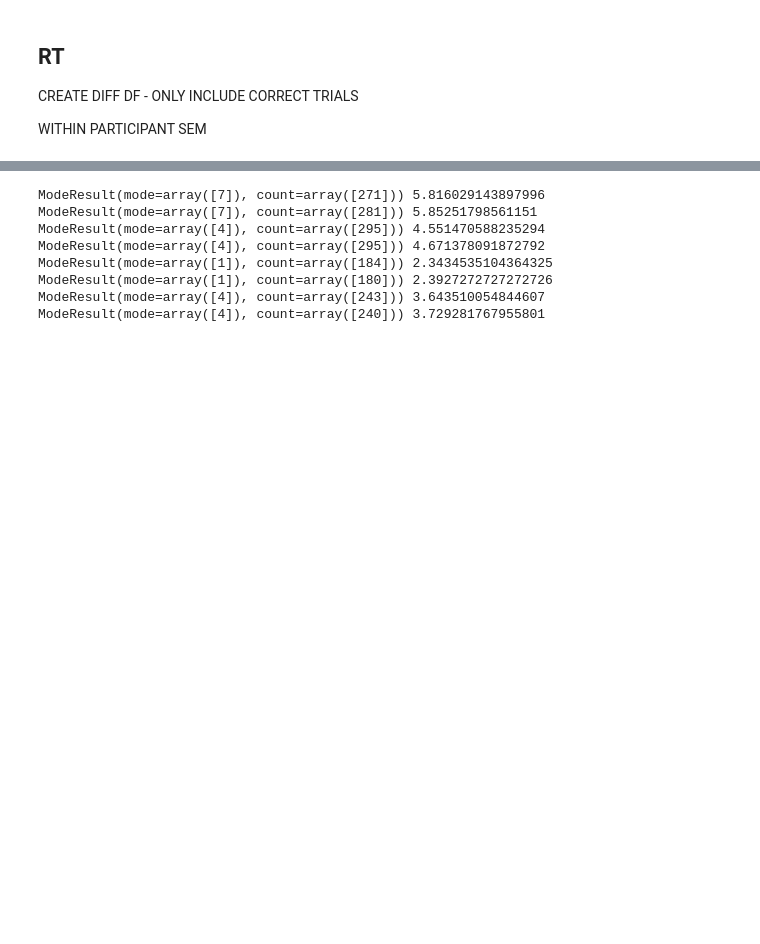
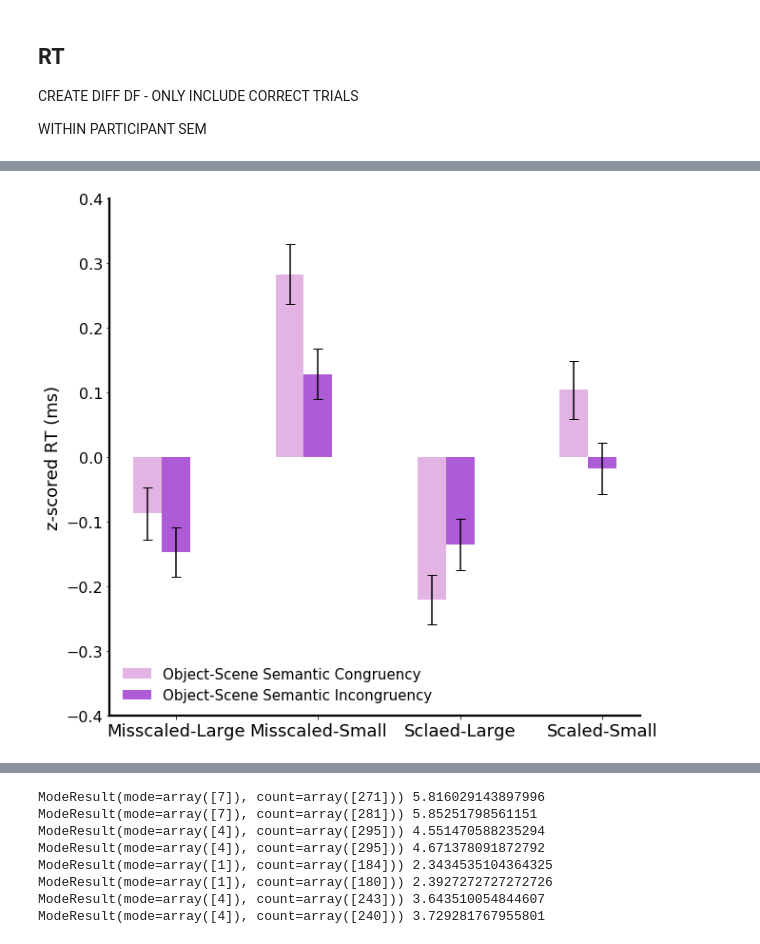
Before and after one commit to prachimahab/object_scene_scaling, a Jupyter notebook: analysis_e5v2.ipynb, the cells around one changed output, grey strips where cells are left out. Saved outputs shown, nothing was run; the diff lists cells and outputs as text; code cells hidden in the pictures; blank space fills up the shorter version.

```diff
--- a/analysis_e5v2.ipynb
+++ b/analysis_e5v2.ipynb
@@ -635,0 +795,37 @@ plt.show()
+# %%
+fig, ax = plt.subplots(figsize=[10,10])
+ax.spines['right'].set_visible(False)
+ax.spines['top'].set_visible(False)
+for axis in ['bottom','left']:
+    ax.spines[axis].set_linewidth(2.3)
+
+x = np.arange(4)
+
+RT_objSemCong =   [misscaled_zo_objSemCong_RT, misscaled_zi_objSemCong_RT, scaled_zo_objSemCong_RT, scaled_zi_objSemCong_RT]
+# RT_objSemCong_sem = [0.054887166,  0.059011359, 0.056598741,  0.053137745]
+RT_objSemCong_sem = [misscaled_zo_objSemCong_RT_sem, misscaled_zi_objSemCong_RT_sem, scaled_zo_objSemCong_RT_sem, scaled_zi_objSemCong_RT_sem]
+
+
+RT_objSemIncong = [misscaled_zo_objSemIncong_RT, misscaled_zi_objSemIncong_RT, scaled_zo_objSemIncong_RT, scaled_zi_objSemIncong_RT]
+# RT_objSemIncong_sem = [0.054683928, 0.052511237, 0.061406205,  0.071207949]
+RT_objSemIncong_sem = [misscaled_zo_objSemIncong_RT_sem,  misscaled_zi_objSemIncong_RT_sem, scaled_zo_objSemIncong_RT_sem, scaled_zi_objSemIncong_RT_sem]
+
+
+
+
+
+width = 0.2
+
+# plot data in grouped manner of bar type
+plt.bar(x-0.2, RT_objSemCong, width, color='plum', label='Object-Scene Semantic Congruency', yerr=RT_objSemCong_sem, capsize=5, alpha=0.8)
+plt.bar(x, RT_objSemIncong, width, color='darkorchid', label='Object-Scene Semantic Incongruency', yerr=RT_objSemIncong_sem, capsize=5, alpha=0.8)
+plt.xticks(x, ['Misscaled-Large', 'Misscaled-Small', 'Sclaed-Large',  'Scaled-Small'], fontsize='18')
+plt.ylim(-0.4, 0.3)
+plt.yticks(np.arange(-0.4,0.5, .1),fontsize=16)
+plt.ylabel("z-scored RT (ms)", fontsize=18)
+plt.legend(loc=3, fontsize=15, frameon=False)
+# plt.figtext(0.99, 0.01, 'footnote text', horizontalalignment='center')
+# plt.title('E5V2-RT', fontsize=22)
+plt.show()
+# %% [output]
+[figure, added]
```
Also changed, not shown: parts of 21 cells of this notebook, 6 other files.
